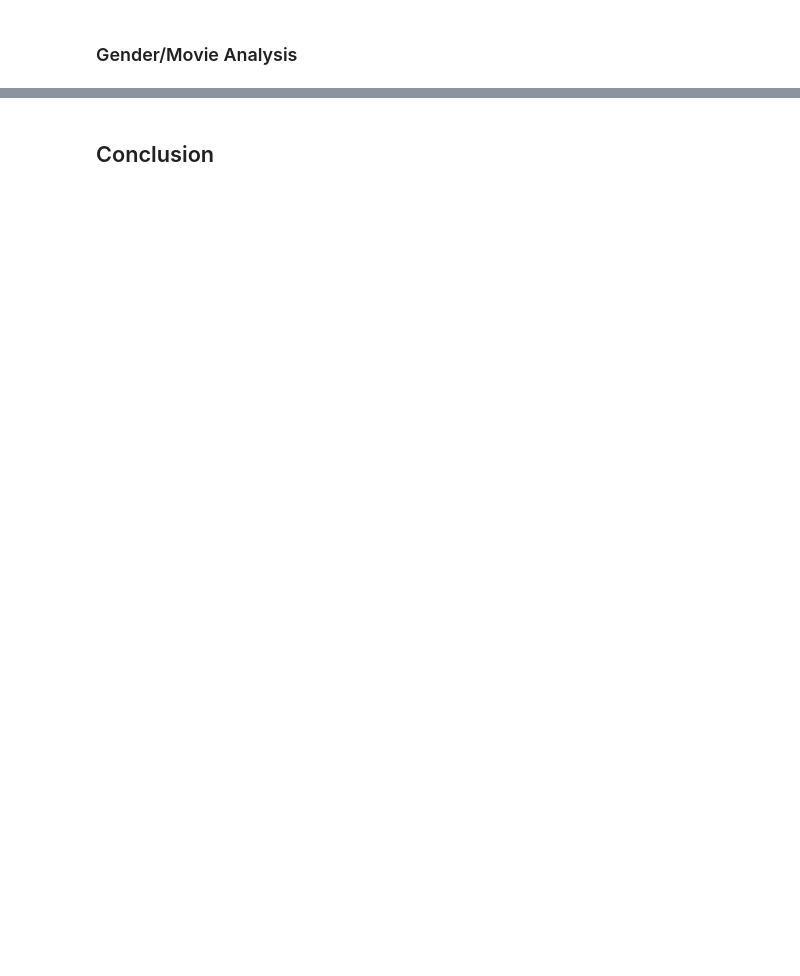
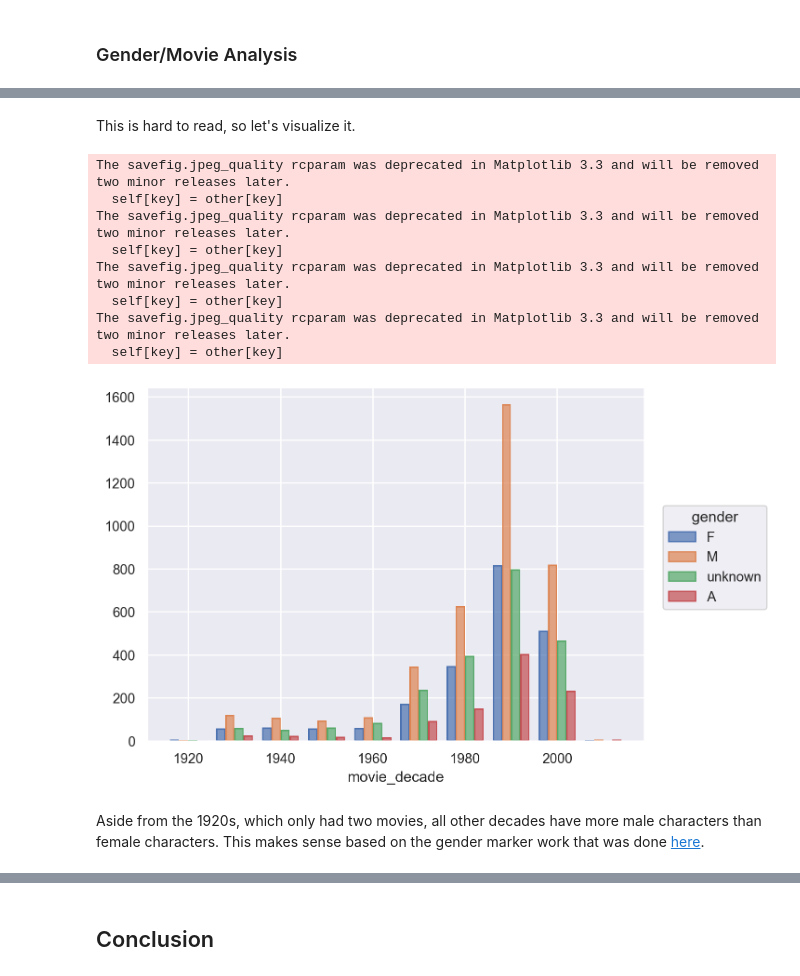
Before and after one commit to Data-Science-for-Linguists-2023/Movie-Gender-Dialogue-Analysis, a Jupyter notebook: analysis_notebooks/Compiling_Data.ipynb, the cells around one changed output, grey strips where cells are left out. Cells and saved outputs as stored; diff of their text form; code cells hidden in the pictures; blank space fills up the shorter version.

```diff
--- a/analysis_notebooks/Compiling_Data.ipynb
+++ b/analysis_notebooks/Compiling_Data.ipynb
@@ -259,2 +208,18 @@ gender_df.groupby(['movie_decade', 'gender']).count()
+# %% [markdown]
+This is hard to read, so let's visualize it.
+# %%
+so.Plot(gender_df, x = "movie_decade", color="gender").add(so.Bar(), so.Count(), so.Dodge()).save('../data_visualization/gender_decade.png')
+# %% [output]
+The savefig.jpeg_quality rcparam was deprecated in Matplotlib 3.3 and will be removed two minor releases later.
+  self[key] = other[key]
+The savefig.jpeg_quality rcparam was deprecated in Matplotlib 3.3 and will be removed two minor releases later.
+  self[key] = other[key]
+The savefig.jpeg_quality rcparam was deprecated in Matplotlib 3.3 and will be removed two minor releases later.
+  self[key] = other[key]
+The savefig.jpeg_quality rcparam was deprecated in Matplotlib 3.3 and will be removed two minor releases later.
+  self[key] = other[key]
+[figure, added]
+# %% [markdown]
+Aside from the 1920s, which only had two movies, all other decades have more male characters than female characters. This makes sense based on the gender marker work that was done [here](../dataframe_notebooks/Characters_Notebook.ipynb).
 # %%
 gender_df[gender_df.movie_decade==1920]
```
Also changed, not shown: parts of 79 cells of this notebook.
